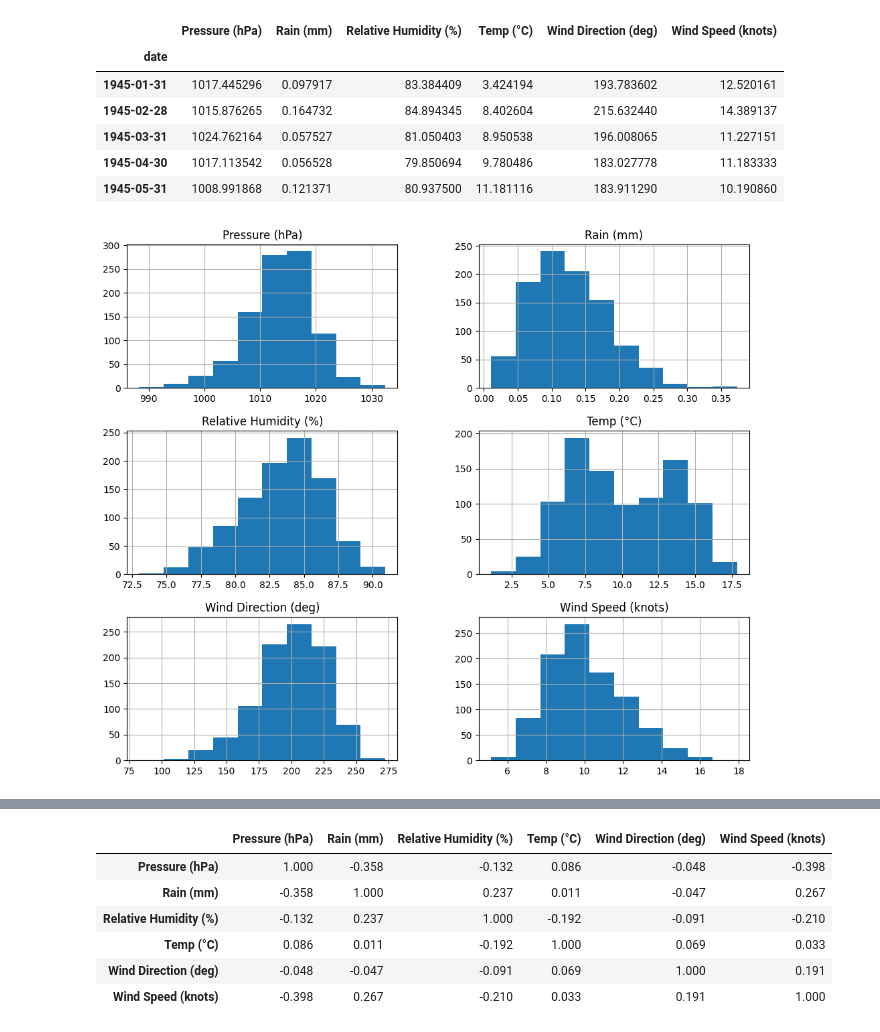
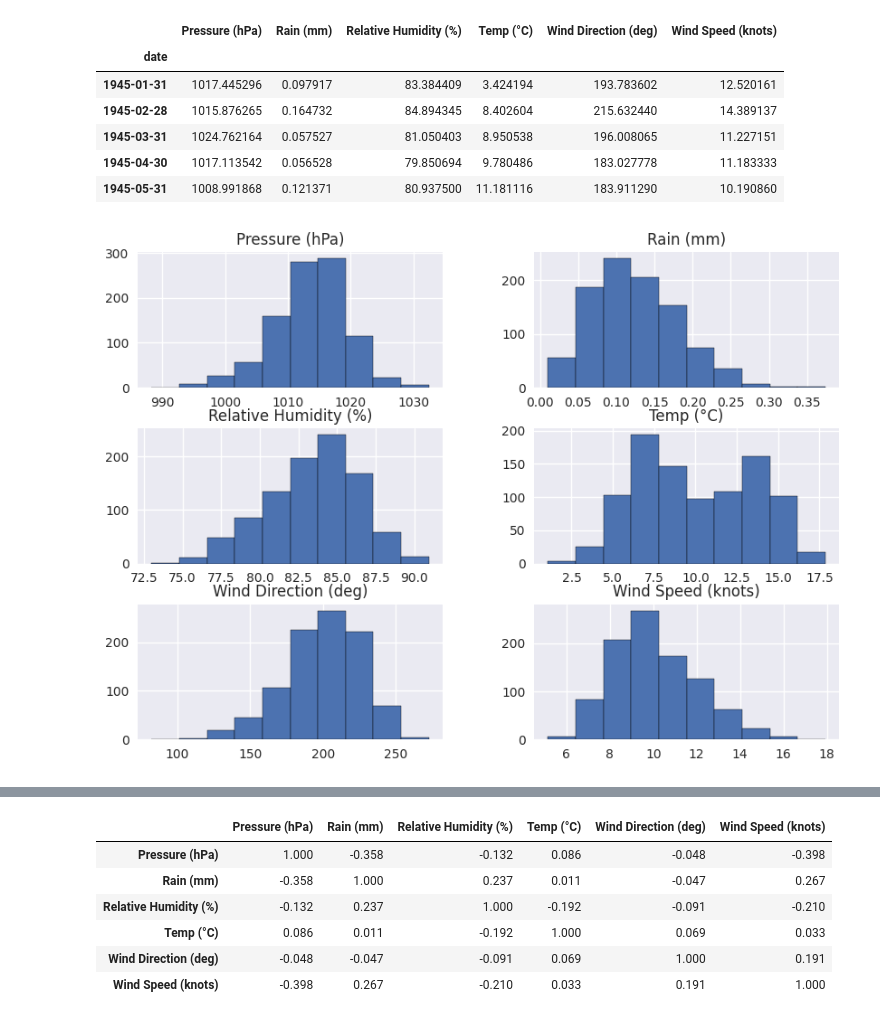
Before and after one commit to IreneKilgannon/PFDA, a Jupyter notebook: PFDA-project/weather_trends.ipynb, the cells around one changed output, grey strips where cells are left out. Saved outputs shown, nothing was run; the diff lists cells and outputs as text; code cells hidden in the pictures.

Commit message:
improved appearance of plots

```diff
--- a/PFDA-project/weather_trends.ipynb
+++ b/PFDA-project/weather_trends.ipynb
@@ -11,6 +11,8 @@ import statsmodels.api as sm
 from statsmodels.tsa.seasonal import seasonal_decompose
 from matplotlib.pylab import rcParams
 from statsmodels.graphics.tsaplots import month_plot
+# %%
+plt.style.use('seaborn-v0_8')
 # %%
 # Load full_weather
 full_weather = pd.read_csv('data/weather/merged_data/full_weather.csv', index_col= 'date' , parse_dates= ['date'])
@@ -129,9 +131,9 @@ monthly_weather.head()
 # %%
 monthly_weather['Season'] = monthly_weather.index.month.map(assign_season)
 # %%
-monthly_weather.hist(figsize= (12,10))
+monthly_weather.hist(figsize= (10, 7), edgecolor = 'black')
 plt.show()
 # %% [output]
-[figure, old version]
+[figure, new version]
 # %%
 sns.displot(data = monthly_weather, x = 'Temp (°C)', hue= 'Season')
```
Also changed, not shown: parts of 26 cells of this notebook, 21 other files.
